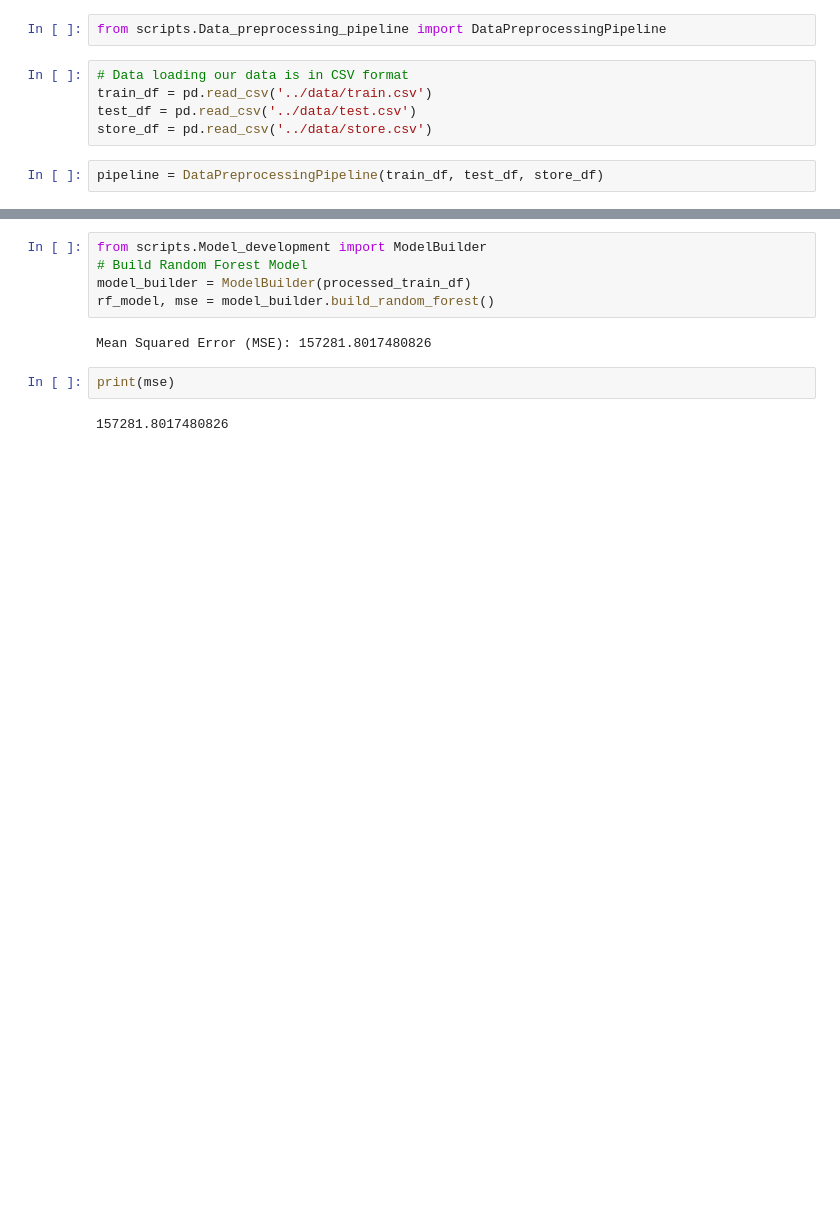
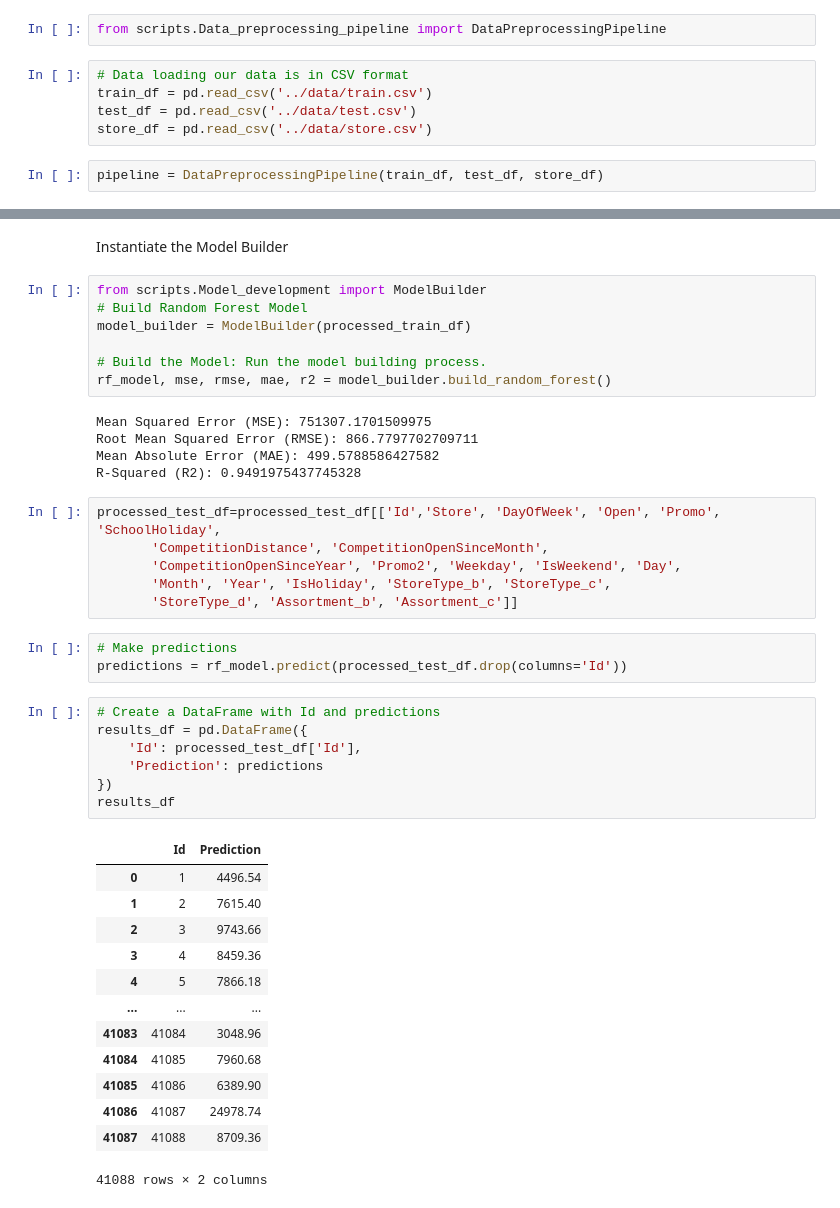
Before and after one commit to getahunTiruneh/rossmann-sales-prediction, a Jupyter notebook: notebook/Prediction_of_store_sales.ipynb, the cells around one changed output, grey strips where cells are left out. Cells and saved outputs as stored; diff of their text form; blank space fills up the shorter version.

```diff
--- a/notebook/Prediction_of_store_sales.ipynb
+++ b/notebook/Prediction_of_store_sales.ipynb
@@ -77,11 +102,44 @@ train_df_processed = preprocessor.process_datetime_columns(['Date'])
+# %% [markdown]
+Instantiate the Model Builder
 # %%
 from scripts.Model_development import ModelBuilder
 # Build Random Forest Model
 model_builder = ModelBuilder(processed_train_df)
-rf_model, mse = model_builder.build_random_forest()
+
+# Build the Model: Run the model building process.
+rf_model, mse, rmse, mae, r2 = model_builder.build_random_forest()
 # %% [output]
-Mean Squared Error (MSE): 157281.8017480826
+Mean Squared Error (MSE): 751307.1701509975
+Root Mean Squared Error (RMSE): 866.7797702709711
+Mean Absolute Error (MAE): 499.5788586427582
+R-Squared (R2): 0.9491975437745328
-# %%
-print(mse)
-# %% [output]
-157281.8017480826
+# %%
+processed_test_df=processed_test_df[['Id','Store', 'DayOfWeek', 'Open', 'Promo', 'SchoolHoliday',
+       'CompetitionDistance', 'CompetitionOpenSinceMonth',
+       'CompetitionOpenSinceYear', 'Promo2', 'Weekday', 'IsWeekend', 'Day',
+       'Month', 'Year', 'IsHoliday', 'StoreType_b', 'StoreType_c',
+       'StoreType_d', 'Assortment_b', 'Assortment_c']]
+# %%
+# Make predictions
+predictions = rf_model.predict(processed_test_df.drop(columns='Id'))
+# %%
+# Create a DataFrame with Id and predictions
+results_df = pd.DataFrame({
+    'Id': processed_test_df['Id'],
+    'Prediction': predictions
+})
+results_df
+# %% [output]
+|  | Id | Prediction |
+| 0 | 1 | 4496.54 |
+| 1 | 2 | 7615.40 |
+| 2 | 3 | 9743.66 |
+| 3 | 4 | 8459.36 |
+| 4 | 5 | 7866.18 |
+| ... | ... | ... |
+| 41083 | 41084 | 3048.96 |
+| 41084 | 41085 | 7960.68 |
+| 41085 | 41086 | 6389.90 |
+| 41086 | 41087 | 24978.74 |
+| 41087 | 41088 | 8709.36 |
+41088 rows × 2 columns
```
Also changed, not shown: parts of 25 cells of this notebook.
